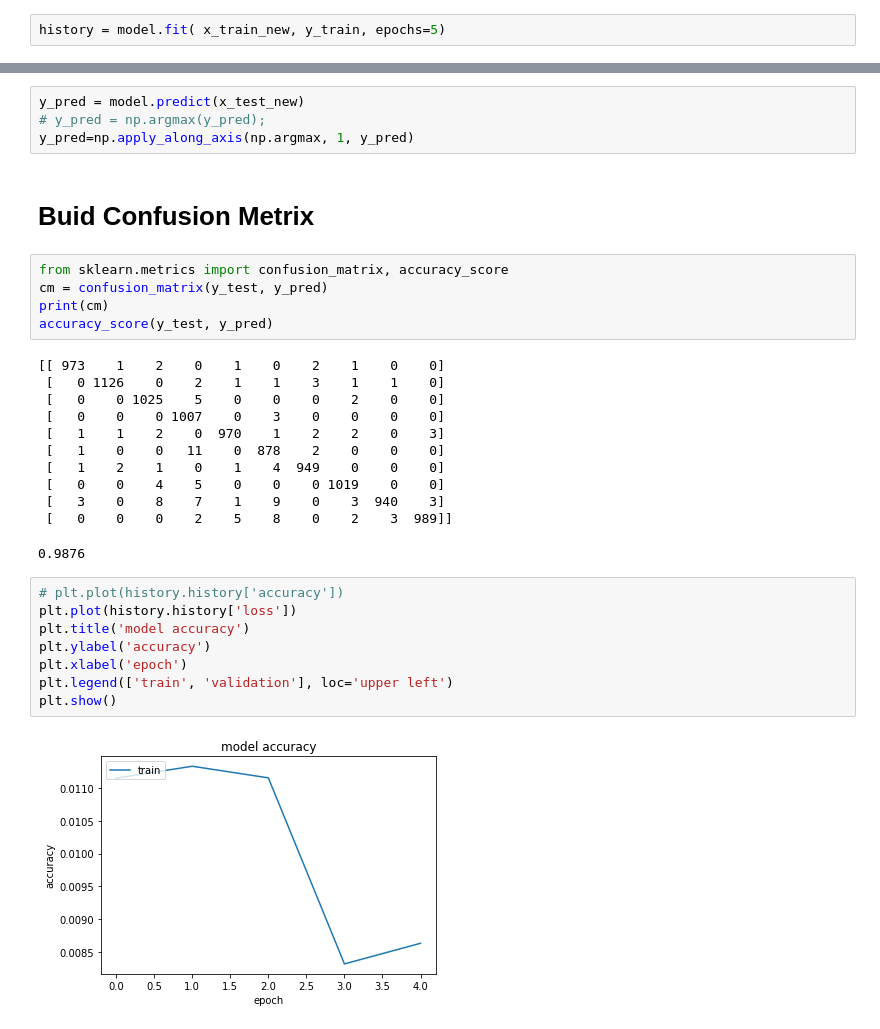
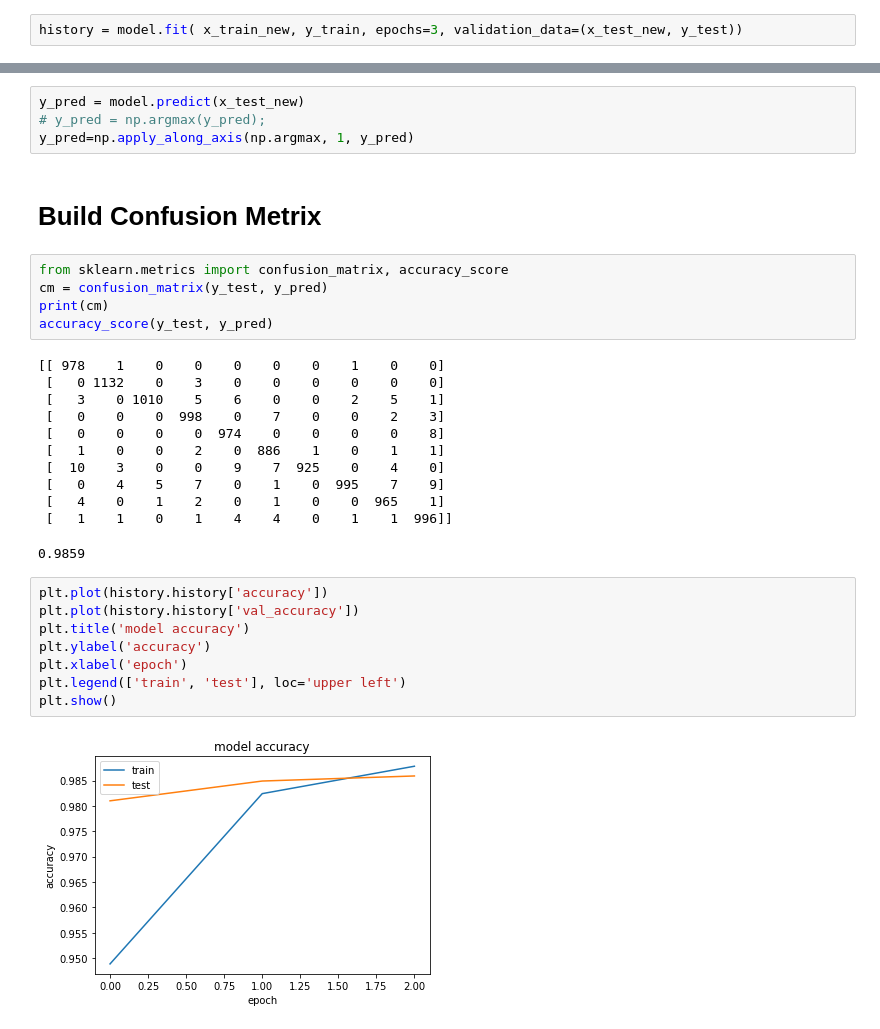
Before and after one commit to iresh-rajitha/Hello-world-To-ML-mnist, a Jupyter notebook: mnist.ipynb, the cells around one changed output, grey strips where cells are left out. Saved outputs shown, nothing was run; the diff lists cells and outputs as text.

Commit message:
Model Evaluation
After adding model evaluation with test and train set

```diff
--- a/mnist.ipynb
+++ b/mnist.ipynb
@@ -84,5 +80,5 @@ _________________________________________________________________
 # %% [markdown]
 # Train the model
 # %%
-history = model.fit( x_train_new, y_train, epochs=5)
+history = model.fit( x_train_new, y_train, epochs=3, validation_data=(x_test_new, y_test))
 # %% [output]
@@ -119,31 +111,31 @@ y_pred = model.predict(x_test_new)
 # y_pred = np.argmax(y_pred);
 y_pred=np.apply_along_axis(np.argmax, 1, y_pred)
 # %% [markdown]
-# Buid Confusion Metrix
+# Build Confusion Metrix
 # %%
 from sklearn.metrics import confusion_matrix, accuracy_score
 cm = confusion_matrix(y_test, y_pred)
 print(cm)
 accuracy_score(y_test, y_pred)
 # %% [output]
-[[ 973    1    2    0    1    0    2    1    0    0]
- [   0 1126    0    2    1    1    3    1    1    0]
- [   0    0 1025    5    0    0    0    2    0    0]
- [   0    0    0 1007    0    3    0    0    0    0]
- [   1    1    2    0  970    1    2    2    0    3]
- [   1    0    0   11    0  878    2    0    0    0]
- [   1    2    1    0    1    4  949    0    0    0]
- [   0    0    4    5    0    0    0 1019    0    0]
- [   3    0    8    7    1    9    0    3  940    3]
- [   0    0    0    2    5    8    0    2    3  989]]
+[[ 978    1    0    0    0    0    0    1    0    0]
+ [   0 1132    0    3    0    0    0    0    0    0]
+ [   3    0 1010    5    6    0    0    2    5    1]
+ [   0    0    0  998    0    7    0    0    2    3]
+ [   0    0    0    0  974    0    0    0    0    8]
+ [   1    0    0    2    0  886    1    0    1    1]
+ [  10    3    0    0    9    7  925    0    4    0]
+ [   0    4    5    7    0    1    0  995    7    9]
+ [   4    0    1    2    0    1    0    0  965    1]
+ [   1    1    0    1    4    4    0    1    1  996]]
-0.9876
+0.9859
 # %%
-# plt.plot(history.history['accuracy'])
-plt.plot(history.history['loss'])
+plt.plot(history.history['accuracy'])
+plt.plot(history.history['val_accuracy'])
 plt.title('model accuracy')
 plt.ylabel('accuracy')
 plt.xlabel('epoch')
-plt.legend(['train', 'validation'], loc='upper left')
+plt.legend(['train', 'test'], loc='upper left')
 plt.show()
 # %% [output]
-[figure, old version]
+[figure, new version]
```
Also changed, not shown: parts of 5 cells of this notebook.
